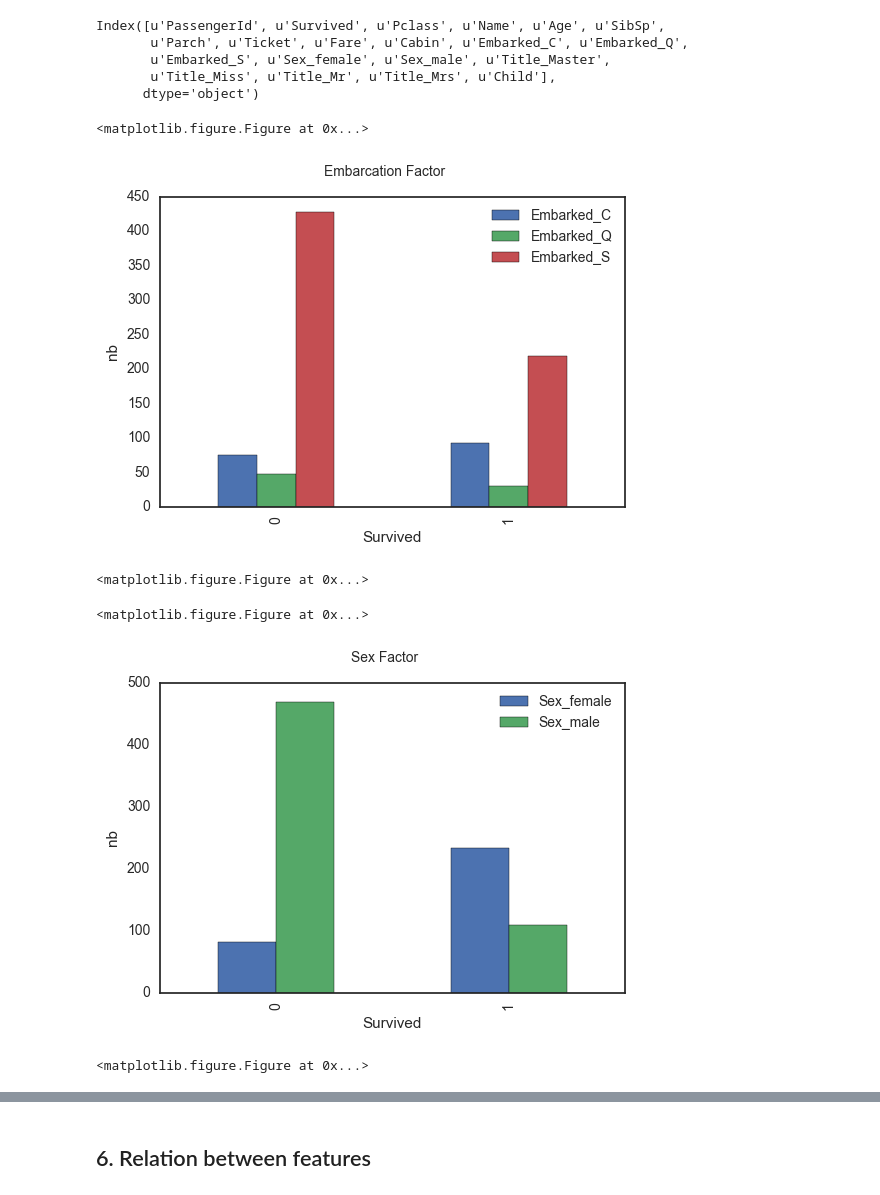
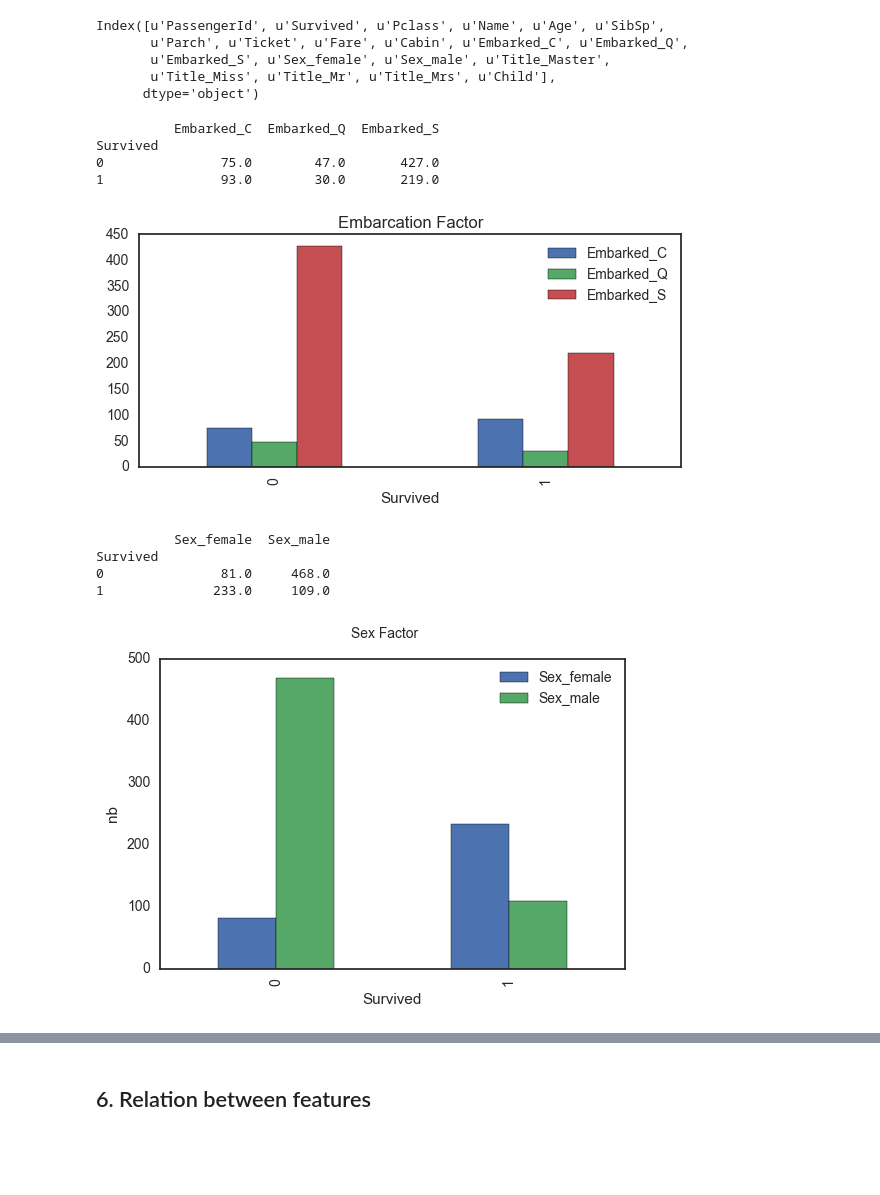
Before and after one commit to mamsdiallo/DAND, a Jupyter notebook: 2.IntroToDataAnalysis/Investigate Titanic Dataset/Titanic Dataset Notebook Coding.ipynb, the cells around one changed output, grey strips where cells are left out. Cells and saved outputs as stored; diff of their text form; code cells hidden in the pictures; blank space fills up the shorter version.

Commit message:
solve blank image issue

```diff
--- a/2.IntroToDataAnalysis/Investigate Titanic Dataset/Titanic Dataset Notebook Coding.ipynb
+++ b/2.IntroToDataAnalysis/Investigate Titanic Dataset/Titanic Dataset Notebook Coding.ipynb
@@ -392,0 +381,5 @@ titanic.head()
+# %%
+# Replace missing values for Age with the median value of the group split by title
+df = titanic.groupby('Title')
+df_fillna = df.Age.median()
+print df_fillna
@@ -393,3 +393,7 @@ titanic.head()
+# %%
+for idx in titanic[titanic.Age.isnull()].index:
+    title = titanic.loc[idx,'Title']
+    titanic.loc[idx,'Age'] = df_fillna[title]
 # %%
 # Change feature representation:
 titanic = pd.get_dummies(titanic,columns=['Sex'])
@@ -475,14 +436,13 @@ max        1.000000
 Name: Sex_male, dtype: float64
 # %%
 # Distribution of Age
-import matplotlib
-#matplotlib.style.use('ggplot')
-fig = plt.figure()
-titanic.Age.plot.hist(alpha=0.3,bins=10)
-#titanic[titanic.Survived==0].Age.plot.hist(alpha=0.6,bins=10)
+#fig = plt.figure()
+plt.style.use('seaborn-white')
+titanic.Age.plot.hist(bins=8)
 plt.suptitle('Distribution of Age')
 plt.xlabel('Age')
 plt.ylabel('Frequency')
+plt.axis([0, 90, 0, 400])
+plt.savefig('AgeDistribution.png')
 plt.show()
-fig.savefig('AgeDistribution.png')
 # %% [output]
@@ -490,11 +450,14 @@ fig.savefig('AgeDistribution.png')
 # %%
 # Distribution of fare
-#plt.style.use('seaborn-white')
-fig = plt.figure()
-plt.hist(titanic.Fare,bins=50)
+plt.style.use('seaborn-white')
+#fig = plt.figure()
+binwidth = 10
+bins = np.arange(min(titanic.Fare), max(titanic.Fare) + binwidth, binwidth)
+plt.hist(titanic.Fare, bins=bins)
+#titanic.Fare.hist(bins=bins)
 plt.suptitle('Distribution of Fare')
 plt.xlabel('Fare')
 plt.ylabel('Frequency')
+plt.savefig('FareDistribution.png')
 plt.show()
-fig.savefig('FareDistribution.png')
 # %% [output]
@@ -515,38 +473,37 @@ Index([u'PassengerId', u'Survived', u'Pclass', u'Name', u'Age', u'SibSp',
 # %%
 # Analysis with Group by survived
 grouped_data = titanic.groupby('Survived')
 df = grouped_data['Embarked_C','Embarked_Q','Embarked_S'].sum()
-#df.plot(kind='bar')
-
+print df
 plt.style.use('seaborn-white')
-fig = plt.figure()
-#plt.hist(df)
-df.plot(kind='bar')
-plt.suptitle('Embarcation Factor')
-plt.xlabel('Survived')
-plt.ylabel('nb')
+df.plot(kind='bar',figsize=(7,3),title='Embarcation Factor')
+#fig = plt.figure()
+#fig = plt.gcf()
+plt.savefig('EmbarcationFactor.png')
 plt.show()
-plt.savefig('EmbarcationFactor.png')
 # %% [output]
-<matplotlib.figure.Figure at 0x...>
+          Embarked_C  Embarked_Q  Embarked_S
+Survived
+0               75.0        47.0       427.0
+1               93.0        30.0       219.0
-[figure, old version]
+[figure, new version]
-<matplotlib.figure.Figure at 0x...>
 # %%
 grouped_data = titanic.groupby('Survived')
 df = grouped_data['Sex_female','Sex_male'].sum()
-
+print df
 plt.style.use('seaborn-white')
-fig = plt.figure()
+#fig = plt.figure()
 df.plot(kind='bar')
 plt.suptitle('Sex Factor')
 plt.xlabel('Survived')
 plt.ylabel('nb')
+plt.savefig('SexFactor.png')
 plt.show()
-
-plt.savefig('SexFactor.png')
 # %% [output]
-<matplotlib.figure.Figure at 0x...>
+          Sex_female  Sex_male
+Survived
+0               81.0     468.0
+1              233.0     109.0
 [figure]
-<matplotlib.figure.Figure at 0x...>
 # %%
 df = grouped_data['Title_Master','Title_Miss','Title_Mr','Title_Mrs'].sum()
```
Also changed, not shown: parts of 55 cells of this notebook, 12 other files.
